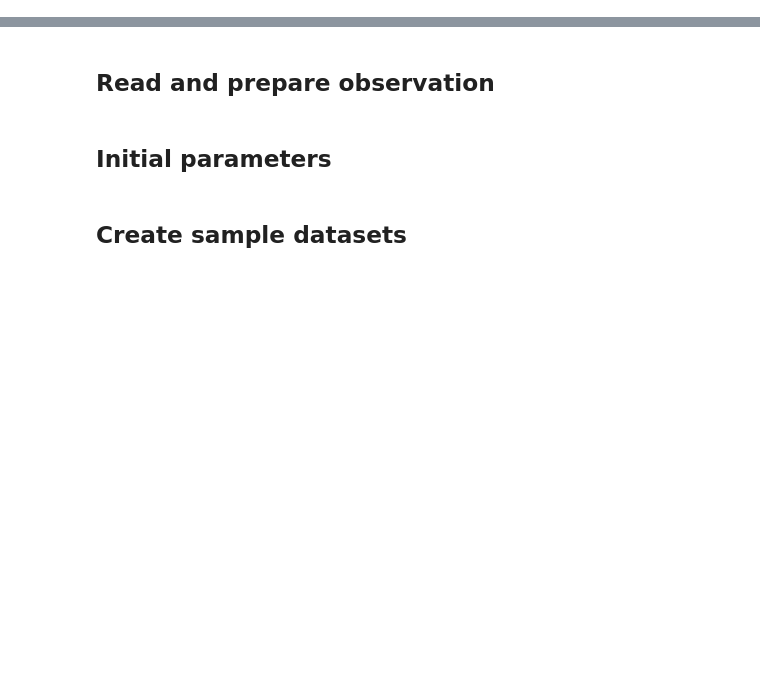
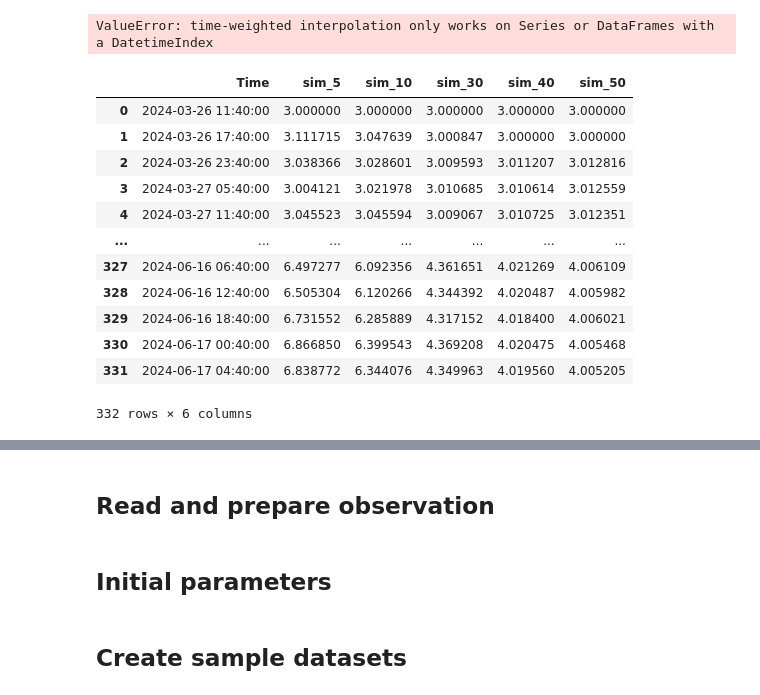
Before and after one commit to Lam-V-Nguyen/HydroAI-Fjord-Platform, a Jupyter notebook: calibration.ipynb, the cells around one changed output, grey strips where cells are left out. Cells and saved outputs as stored; diff of their text form; code cells hidden in the pictures; blank space fills up the shorter version.

```diff
--- a/calibration.ipynb
+++ b/calibration.ipynb
@@ -20,0 +30,30 @@ logging.basicConfig(level=logging.INFO, format='%(asctime)s - %(levelname)s - %(
+# %%
+d, time_col = '5', 'Time'
+obs_df = pd.read_csv(r'backend\projects\vlnguyen\3_MonthBest\calibration\obs_Profiler.csv')
+df_sim = pd.read_csv(r'backend\projects\vlnguyen\3_MonthBest\calibration\summary\sim_1.csv')
+obs_col, sim_col = f"obs_{d}", f"sim_{d}"
+obs_series = obs_df[[time_col, obs_col]].dropna().set_index(time_col).sort_index()
+obs_series = obs_series[~obs_series.index.duplicated(keep='first')]
+obs_clean = remove_rolling_outliers(obs_series, obs_col)
+df_sim = df_sim.set_index(time_col)
+comb = df_sim[[sim_col]].reindex(df_sim.index.union(obs_clean.index)).sort_index()
+comb[sim_col] = comb[sim_col].interpolate(method="time")
+aligned = comb.loc[obs_clean.index, [sim_col]].join(obs_clean).dropna()
+# %% [output]
+ValueError: time-weighted interpolation only works on Series or DataFrames with a DatetimeIndex
+# %%
+df_sim
+# %% [output]
+|  | Time | sim_5 | sim_10 | sim_30 | sim_40 | sim_50 |
+| 0 | 2024-03-26 11:40:00 | 3.000000 | 3.000000 | 3.000000 | 3.000000 | 3.000000 |
+| 1 | 2024-03-26 17:40:00 | 3.111715 | 3.047639 | 3.000847 | 3.000000 | 3.000000 |
+| 2 | 2024-03-26 23:40:00 | 3.038366 | 3.028601 | 3.009593 | 3.011207 | 3.012816 |
+| 3 | 2024-03-27 05:40:00 | 3.004121 | 3.021978 | 3.010685 | 3.010614 | 3.012559 |
+| 4 | 2024-03-27 11:40:00 | 3.045523 | 3.045594 | 3.009067 | 3.010725 | 3.012351 |
+| ... | ... | ... | ... | ... | ... | ... |
+| 327 | 2024-06-16 06:40:00 | 6.497277 | 6.092356 | 4.361651 | 4.021269 | 4.006109 |
+| 328 | 2024-06-16 12:40:00 | 6.505304 | 6.120266 | 4.344392 | 4.020487 | 4.005982 |
+| 329 | 2024-06-16 18:40:00 | 6.731552 | 6.285889 | 4.317152 | 4.018400 | 4.006021 |
+| 330 | 2024-06-17 00:40:00 | 6.866850 | 6.399543 | 4.369208 | 4.020475 | 4.005468 |
+| 331 | 2024-06-17 04:40:00 | 6.838772 | 6.344076 | 4.349963 | 4.019560 | 4.005205 |
+332 rows × 6 columns
```
Also changed, not shown: parts of 4 cells of this notebook, 42 other files.
